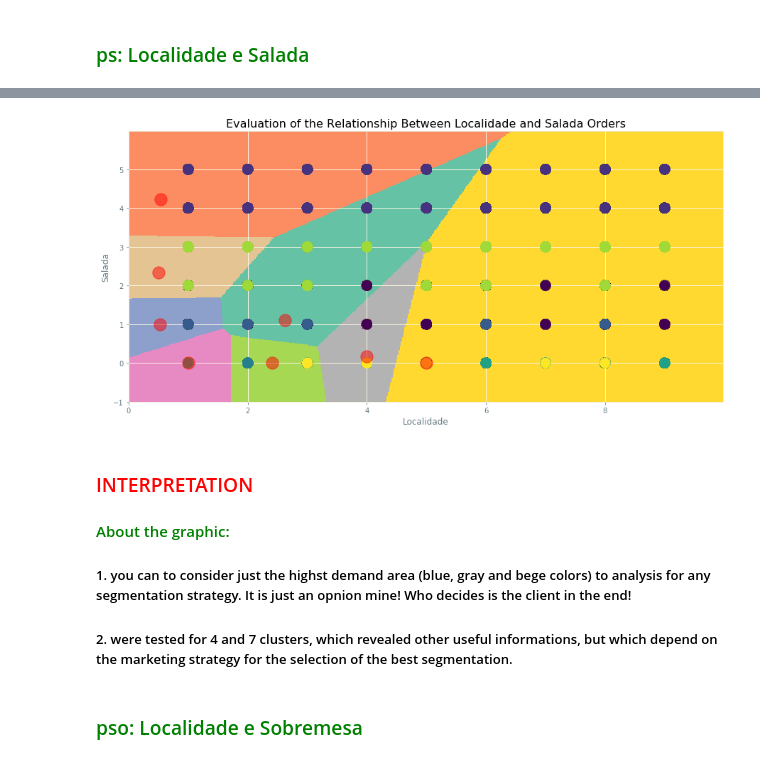
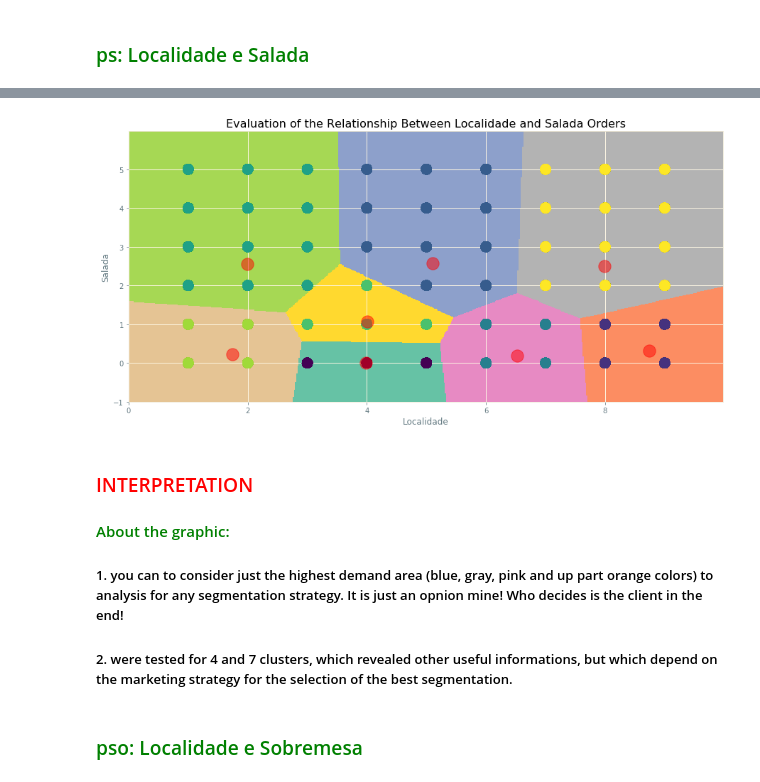
Before and after one commit to Dieljr/pythonDev, a Jupyter notebook: Segmentation_Customer.ipynb, the cells around one changed output, grey strips where cells are left out. Saved outputs shown, nothing was run; the diff lists cells and outputs as text; code cells hidden in the pictures.

```diff
--- a/Segmentation_Customer.ipynb
+++ b/Segmentation_Customer.ipynb
@@ -548,0 +555,3 @@ dtype: object
+# %%
+for i in df[['bebida', 'pizza', 'salada', 'sobremesa']]:
+    df[i] = df[i].astype(np.int64)
@@ -1013,6 +1231,9 @@ plt.show()
 # %% [markdown]
 ### Now I'll investigate each produto by localidade
 ### <font color = 'green'>lp: Localidade e Pizza</font>
+# %%
+# Creating a new dataset with LOCALIDADE
+df_prod_local = df[['pizza', 'salada', 'sobremesa', 'bebida', 'localidade']].copy()
 # %%
 %%time
 # Calculate the wcss for Elbow graphic construction
@@ -1100,7 +1321,7 @@ plt.show()
 # %%
 %%time
 # Calculate the wcss for Elbow graphic construction
-ls = df_seg[['localidade', 'salada']].iloc[ : ].values
+ls = df_prod_local[['localidade', 'salada']].iloc[ : ].values
 
 elbow_wcss(ls)
 # %% [output]
@@ -1130,7 +1351,7 @@ model_clusters = KMeans(n_clusters = 8,
                      algorithm = 'elkan')
 
 # Trainning
-model_clusters.fit(ps)
+model_clusters.fit(ls)
 
 # extract the centroids
 centros = model_clusters.cluster_centers_
@@ -1141,42 +1362,42 @@ labels = model_clusters.labels_
 # creating graphic with the clusters and centroids
 
 # Plot
 # Meshgrid parameters
 h = 0.02
 x_min, x_max = ls[:, 0].min() - 1, ls[:, 0].max() + 1
 y_min, y_max = ls[:, 1].min() - 1, ls[:, 1].max() + 1
 xx, yy = np.meshgrid(np.arange(x_min, x_max, h), np.arange(y_min, y_max, h))
 
 ## creating predictive model in the Meshgrid
 Z = model_clusters.predict(np.c_[xx.ravel(), yy.ravel()])
 plt.figure(1 , figsize = (15, 7) )
 plt.clf()
 Z = Z.reshape(xx.shape)
 
 # Plot image
 plt.imshow(Z,
            interpolation = 'nearest',
            extent = (xx.min(), xx.max(), yy.min(), yy.max()),
            cmap = plt.cm.Set2,
            aspect = 'auto',
            origin = 'lower')
 
 # Plot the data points
-plt.scatter(x = 'localidade', y = 'salada', data = df_sample, c = labels, s = 200 )
+plt.scatter(x = 'localidade', y = 'salada', data = df_prod_local, c = labels, s = 200 )
 plt.scatter(x = centros[: , 0], y =  centros[: , 1], s = 300, c = 'red', alpha = 0.5)
 plt.xlabel('Localidade')
 plt.ylabel('Salada')
 plt.title('Evaluation of the Relationship Between Localidade and Salada Orders')
 plt.show()
 # %% [output]
-[figure, old version]
+[figure, new version]
 # %% [markdown]
 ### <font color = "red">INTERPRETATION</font>
 
 
 #### <font color = 'green'>About the graphic:</font>
 
-##### 1. you can to consider just the highst demand area (blue, gray and bege colors) to analysis for any segmentation strategy. It is just an opnion mine! Who decides is the client in the end!
+##### 1. you can to consider just the highest demand area (blue, gray, pink and up part orange colors) to analysis for any segmentation strategy. It is just an opnion mine! Who decides is the client in the end!
 ##### 2. were tested for 4 and 7 clusters, which revealed other useful informations, but which depend on the marketing strategy for the selection of the  best segmentation.
 # %% [markdown]
 ### <font color = 'green'>pso: Localidade e Sobremesa</font>
```
Also changed, not shown: parts of 60 cells of this notebook.
